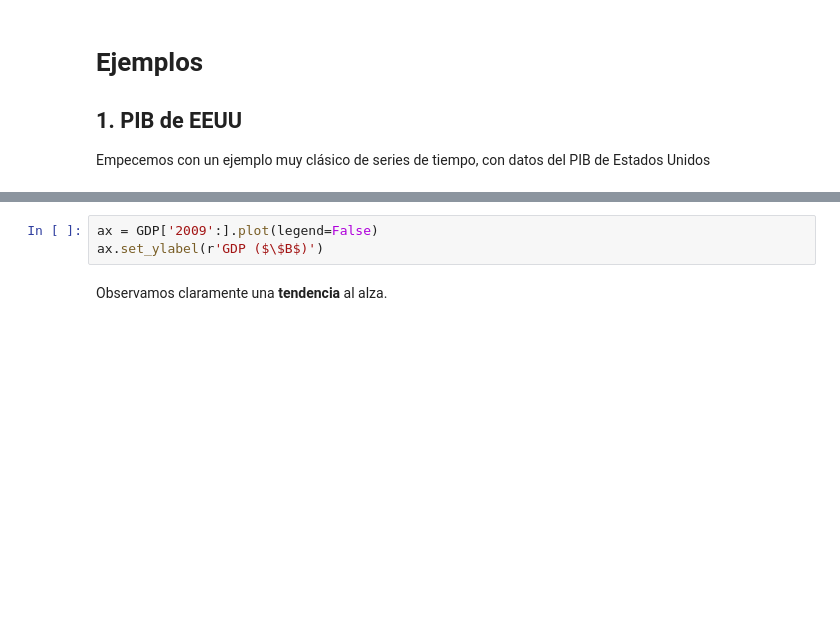
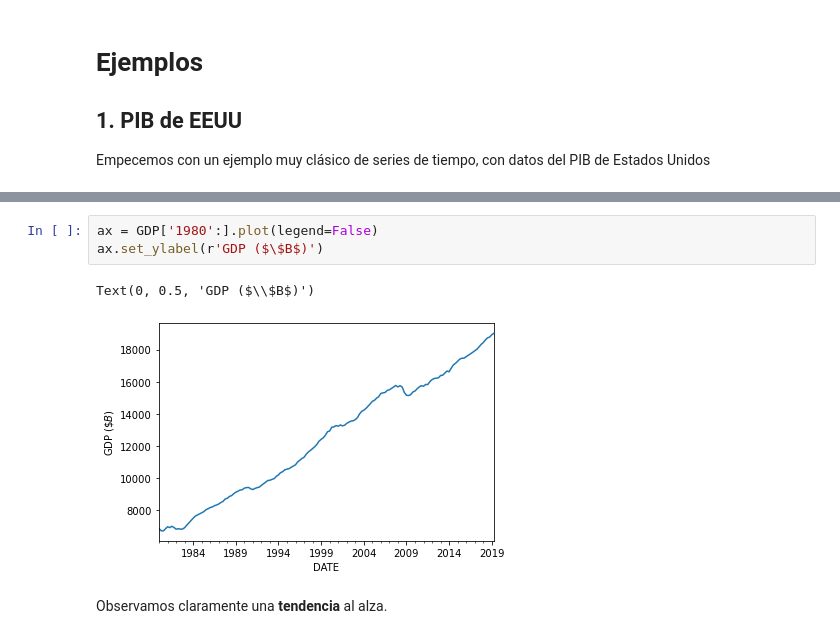
Before and after one commit to melanieoyarzun/taller_seriestiempo_IDS, a Jupyter notebook: Notebook-taller-bloque1.ipynb, the cells around one changed output, grey strips where cells are left out. Cells and saved outputs as stored; diff of their text form; blank space fills up the shorter version.

```diff
--- a/Notebook-taller-bloque1.ipynb
+++ b/Notebook-taller-bloque1.ipynb
@@ -292,6 +432,9 @@ GDP.head()
 # %%
-ax = GDP['2009':].plot(legend=False)
+ax = GDP['1980':].plot(legend=False)
 ax.set_ylabel(r'GDP ($\$B$)')
+# %% [output]
+Text(0, 0.5, 'GDP ($\\$B$)')
+[figure, added]
 # %% [markdown]
 Observamos claramente una **tendencia** al alza.
 # %% [markdown]
```
Also changed, not shown: parts of 53 cells of this notebook, 2 other files.
